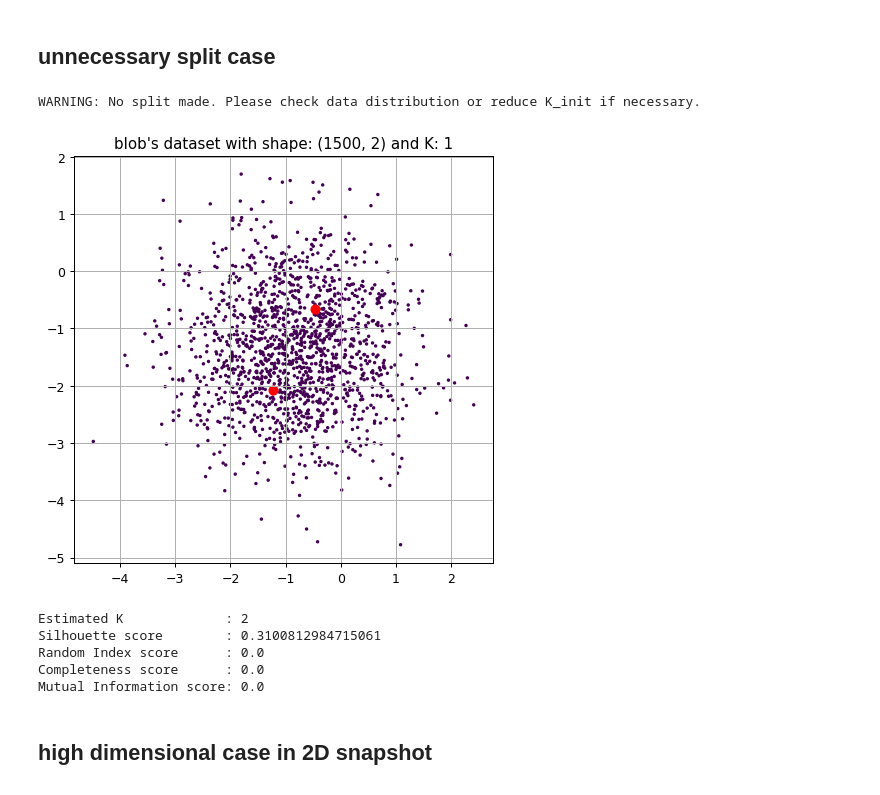
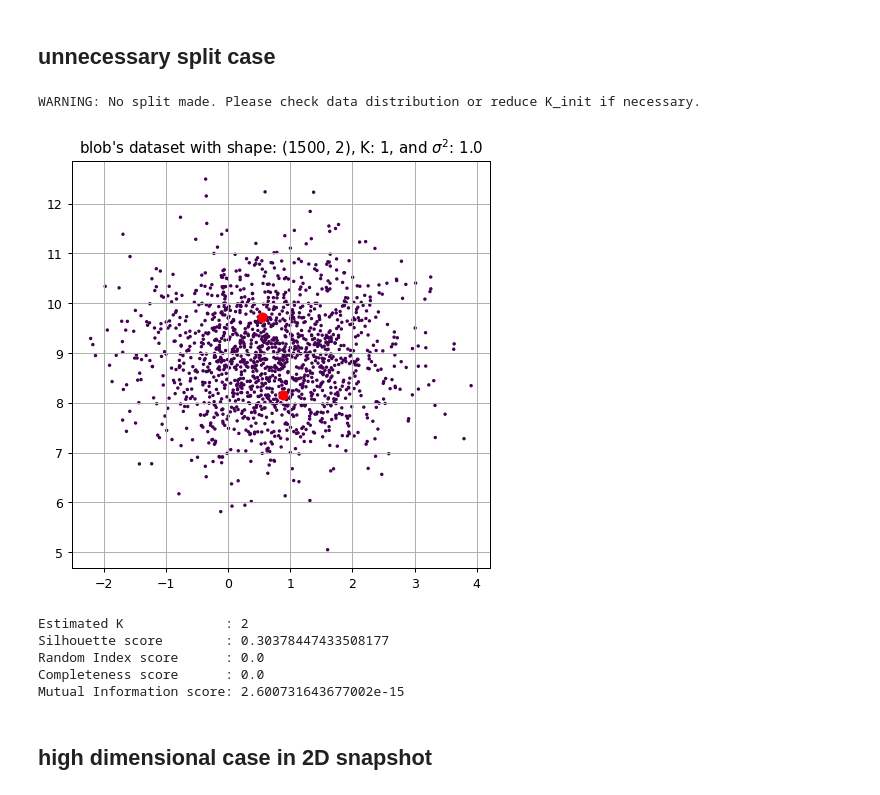
Before and after one commit to Albert-Z-Guo/X-means, a Jupyter notebook: tests.ipynb, the cells around one changed output. Cells and saved outputs as stored; diff of their text form; code cells hidden in the pictures.

```diff
--- a/tests.ipynb
+++ b/tests.ipynb
@@ -8,11 +9,11 @@ from xmeans import XMeans
 %load_ext autoreload
 %autoreload 2
 # %%
-def visualize_and_evaluate(dataset_name, data, labels, num_centers, model):
+def visualize_and_evaluate(dataset_name, data, labels, num_centers, model, variance=1.0):
     fig = plt.figure(figsize=(6,6), dpi=90)
     plt.scatter(data[:, 0], data[:, 1], s=3, c=labels, cmap='viridis')
     plt.scatter(model.centroids[:, 0], model.centroids[:, 1], s=50, c='red')
-    plt.title(f'{dataset_name} with shape: {data.shape} and K: {num_centers}')
+    plt.title(f'{dataset_name} with shape: {data.shape}, K: {num_centers}, and $\sigma^2$: {variance}')
     plt.grid()
     plt.show()
 
@@ -72,17 +74,17 @@ Mutual Information score: 0.9419597326980704
 ## unnecessary split case
 # %%
 num_centers = 1
-data, labels = datasets.make_blobs(n_samples=1500, centers=num_centers, n_features=2, cluster_std=1)
+data, labels = datasets.make_blobs(n_samples=1500, centers=num_centers)
 model = XMeans(K_init=2, identical_spherical_normal_distributions=False).fit(data)
 visualize_and_evaluate("blob's dataset", data, labels, num_centers, model)
 # %% [output]
 WARNING: No split made. Please check data distribution or reduce K_init if necessary.
-[figure, old version]
+[figure, new version]
 Estimated K             : 2
-Silhouette score        : 0.3100812984715061
+Silhouette score        : 0.30378447433508177
 Random Index score      : 0.0
 Completeness score      : 0.0
-Mutual Information score: 0.0
+Mutual Information score: 2.600731643677002e-15
 # %% [markdown]
 ## high dimensional case in 2D snapshot
 # %%
```
Also changed, not shown: parts of 3 cells of this notebook, 2 other files.
